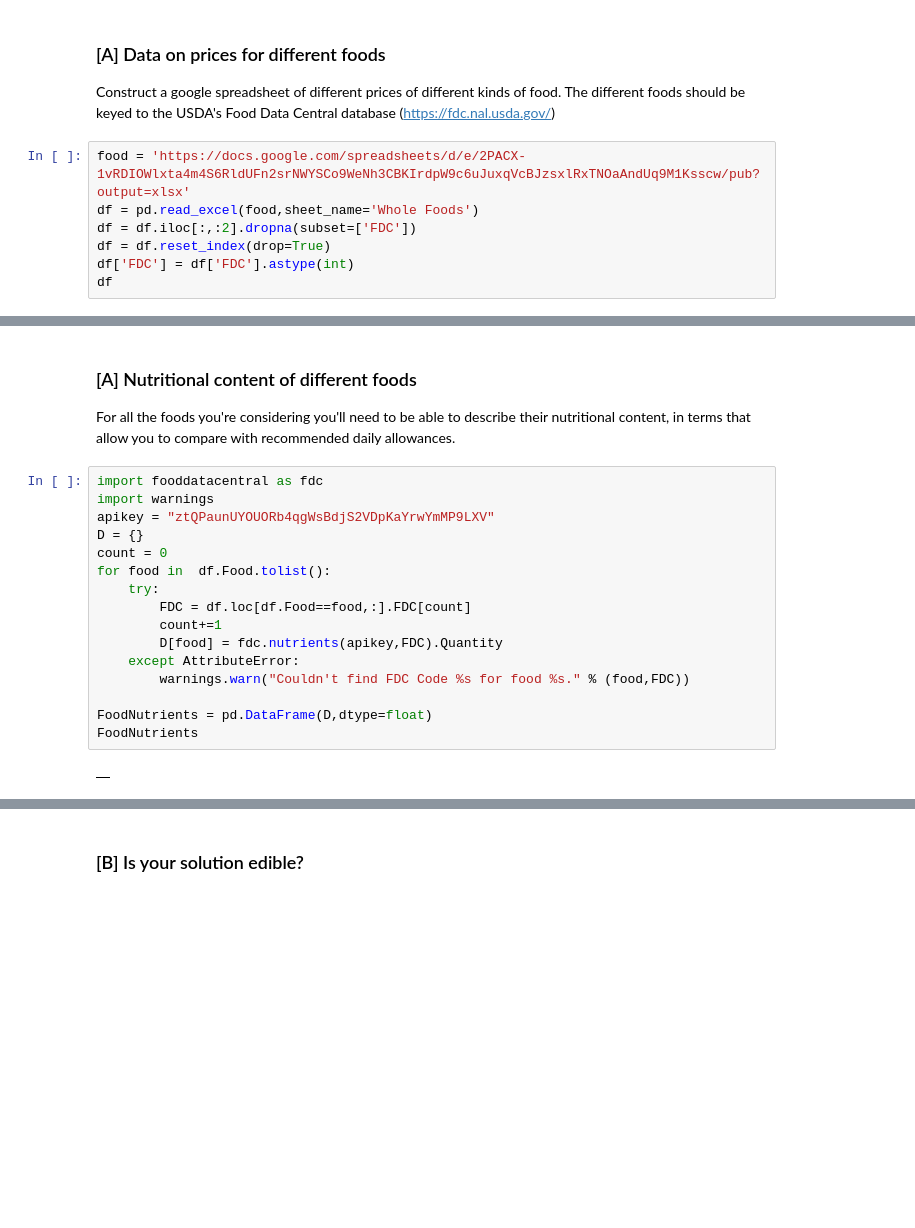
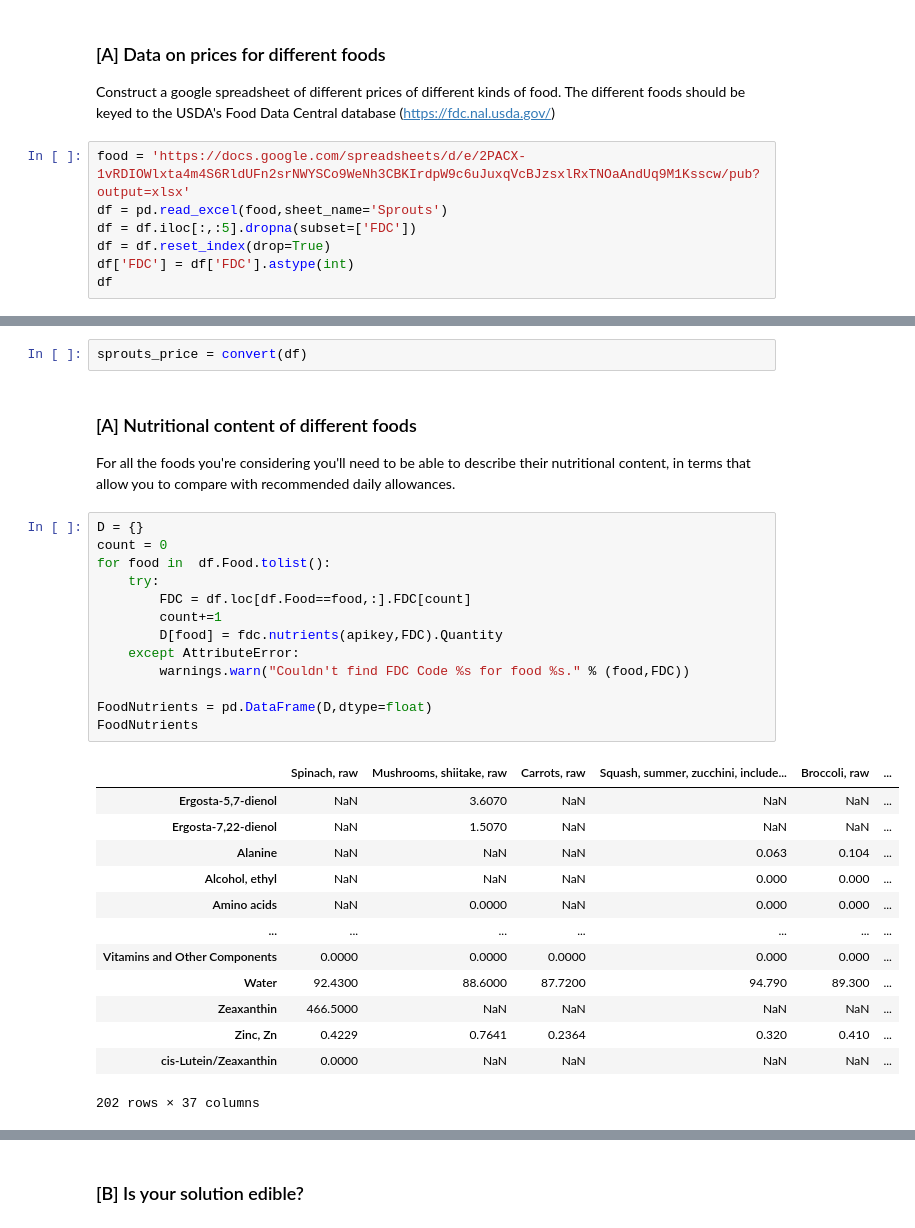
Before and after one commit to eddieguo-1128/EEP153_Proj2, a Jupyter notebook: Proj2_Code.ipynb, the cells around one changed output, grey strips where cells are left out. Cells and saved outputs as stored; diff of their text form; blank space fills up the shorter version.

```diff
--- a/Proj2_Code.ipynb
+++ b/Proj2_Code.ipynb
@@ -117,8 +119,8 @@ Name: M 19-30, dtype: float64
 Construct a google spreadsheet of different prices of different kinds of food. The different foods should be keyed to the USDA's Food Data Central database (https://fdc.nal.usda.gov/)
 # %%
 food = 'https://docs.google.com/spreadsheets/d/e/2PACX-1vRDIOWlxta4m4S6RldUFn2srNWYSCo9WeNh3CBKIrdpW9c6uJuxqVcBJzsxlRxTNOaAndUq9M1Ksscw/pub?output=xlsx'
-df = pd.read_excel(food,sheet_name='Whole Foods')
-df = df.iloc[:,:2].dropna(subset=['FDC'])
+df = pd.read_excel(food,sheet_name='Sprouts')
+df = df.iloc[:,:5].dropna(subset=['FDC'])
 df = df.reset_index(drop=True)
 df['FDC'] = df['FDC'].astype(int)
 df
@@ -143,21 +160,32 @@ df
+# %%
+sprouts_price = convert(df)
 # %% [markdown]
 ### [A] Nutritional content of different foods
 For all the foods you're considering you'll need to be able to describe their nutritional content, in terms that allow you to compare with recommended daily allowances.
 # %%
-import fooddatacentral as fdc
-import warnings
-apikey = "ztQPaunUYOUORb4qgWsBdjS2VDpKaYrwYmMP9LXV"
 D = {}
 count = 0
 for food in  df.Food.tolist():
     try:
         FDC = df.loc[df.Food==food,:].FDC[count]
         count+=1
         D[food] = fdc.nutrients(apikey,FDC).Quantity
     except AttributeError:
         warnings.warn("Couldn't find FDC Code %s for food %s." % (food,FDC))
 
 FoodNutrients = pd.DataFrame(D,dtype=float)
 FoodNutrients
 # %% [output]
-|  |
+|  | Spinach, raw | Mushrooms, shiitake, raw | Carrots, raw | Squash, summer, zucchini, include... | Broccoli, raw | ... |
+| Ergosta-5,7-dienol | NaN | 3.6070 | NaN | NaN | NaN | ... |
+| Ergosta-7,22-dienol | NaN | 1.5070 | NaN | NaN | NaN | ... |
+| Alanine | NaN | NaN | NaN | 0.063 | 0.104 | ... |
+| Alcohol, ethyl | NaN | NaN | NaN | 0.000 | 0.000 | ... |
+| Amino acids | NaN | 0.0000 | NaN | 0.000 | 0.000 | ... |
+| ... | ... | ... | ... | ... | ... | ... |
+| Vitamins and Other Components | 0.0000 | 0.0000 | 0.0000 | 0.000 | 0.000 | ... |
+| Water | 92.4300 | 88.6000 | 87.7200 | 94.790 | 89.300 | ... |
+| Zeaxanthin | 466.5000 | NaN | NaN | NaN | NaN | ... |
+| Zinc, Zn | 0.4229 | 0.7641 | 0.2364 | 0.320 | 0.410 | ... |
+| cis-Lutein/Zeaxanthin | 0.0000 | NaN | NaN | NaN | NaN | ... |
+202 rows × 37 columns
```
Also changed, not shown: parts of 11 cells of this notebook.
